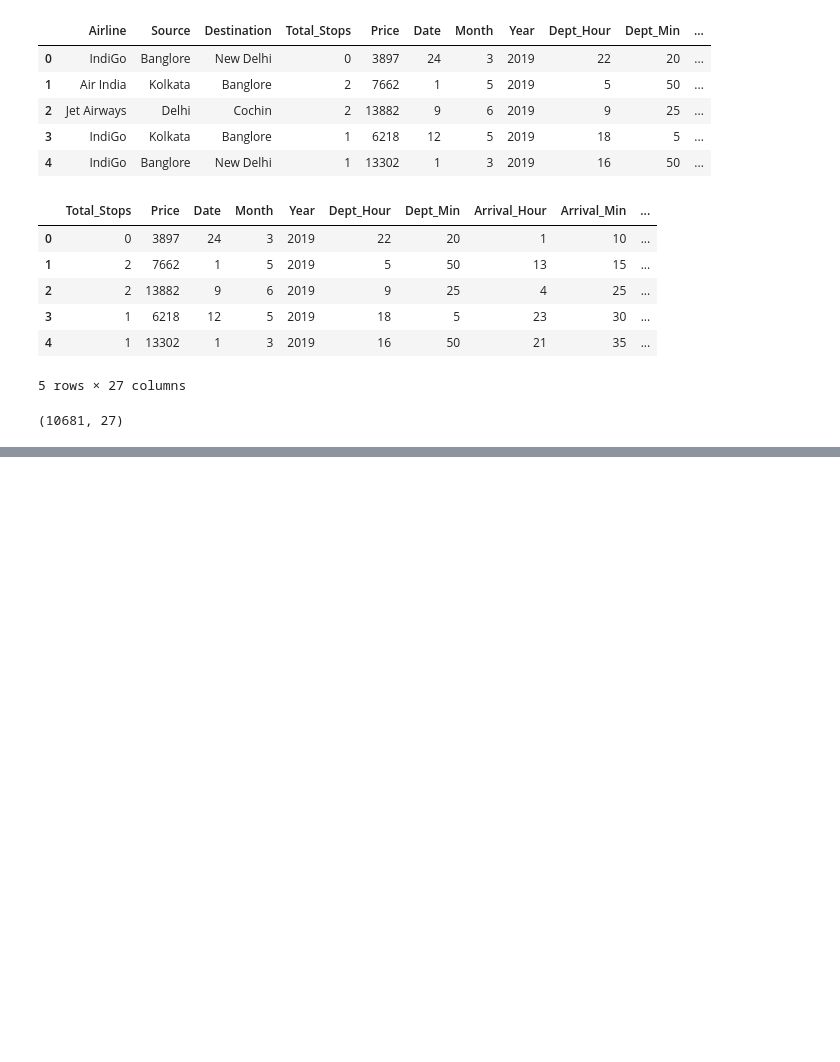
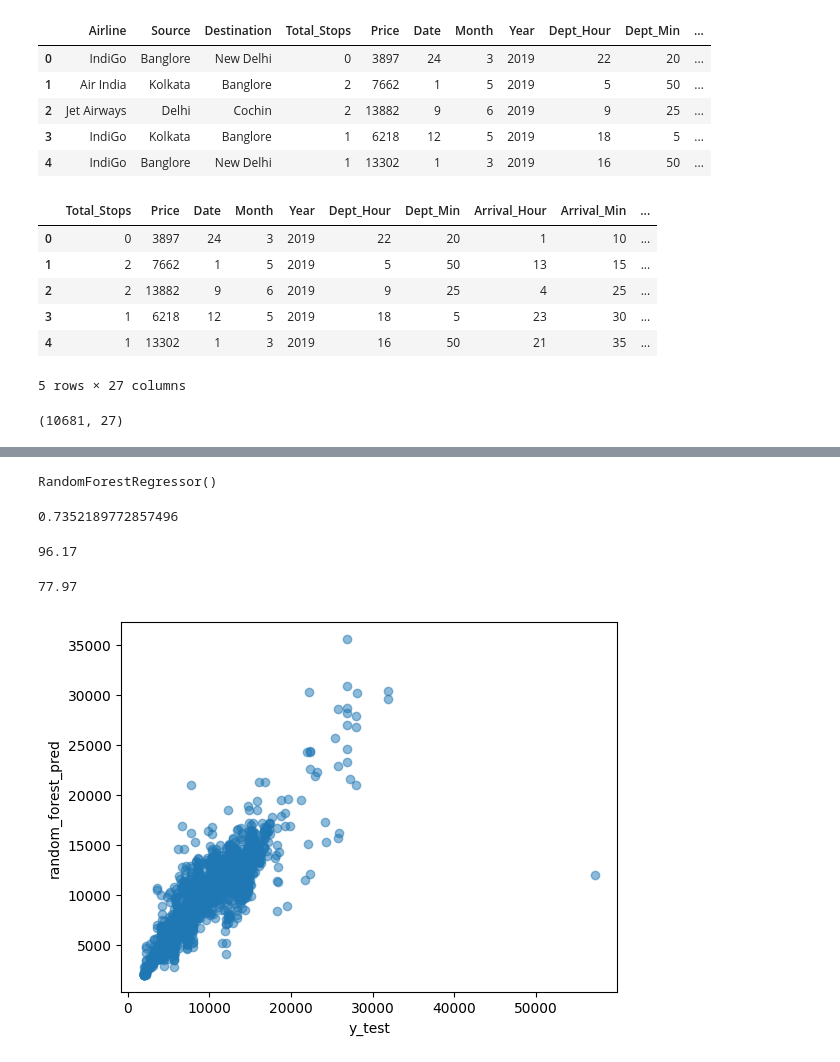
Before and after one commit to hitanshu5/MachineLearning, a Jupyter notebook: MLMiniProject.ipynb, the cells around one changed output, grey strips where cells are left out. Cells and saved outputs as stored; diff of their text form; code cells hidden in the pictures; blank space fills up the shorter version.

```diff
--- a/MLMiniProject.ipynb
+++ b/MLMiniProject.ipynb
@@ -452,0 +567,4 @@ print(final_df.shape)
+# %%
+from sklearn.linear_model import LinearRegression
+linear=LinearRegression()
+linear.fit(X_train,y_train)
@@ -452,0 +581,4 @@ print(final_df.shape)
+# %%
+from sklearn.tree import DecisionTreeRegressor
+tree = DecisionTreeRegressor()
+tree.fit(X_train,y_train)
@@ -452,0 +594,28 @@ print(final_df.shape)
+# %%
+from sklearn.ensemble import RandomForestRegressor
+random_forest = RandomForestRegressor()
+random_forest.fit(X_train,y_train)
+# %% [output]
+RandomForestRegressor()
+# %%
+random_forest_pred = random_forest.predict(X_test)
+# %%
+random_forest_score = r2_score(random_forest_pred,y_test)
+random_forest_score
+# %% [output]
+0.7352189772857496
+# %%
+print(round(random_forest.score(X_train,y_train)*100,2))
+# %% [output]
+96.17
+# %%
+print(round(random_forest.score(X_test,y_test)*100,2))
+# %% [output]
+77.97
+# %%
+plt.scatter(y_test,random_forest_pred, alpha=0.5)
+plt.xlabel('y_test')
+plt.ylabel('random_forest_pred')
+plt.show()
+# %% [output]
+[figure, added]
```
Also changed, not shown: parts of 32 cells of this notebook.
